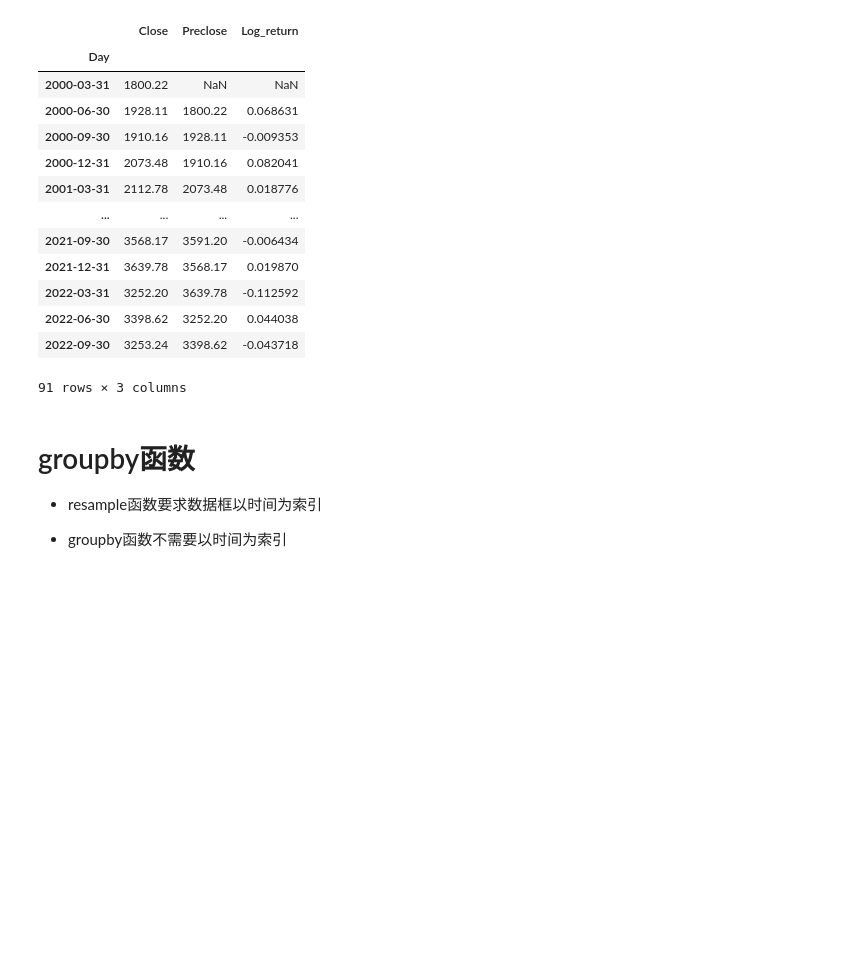
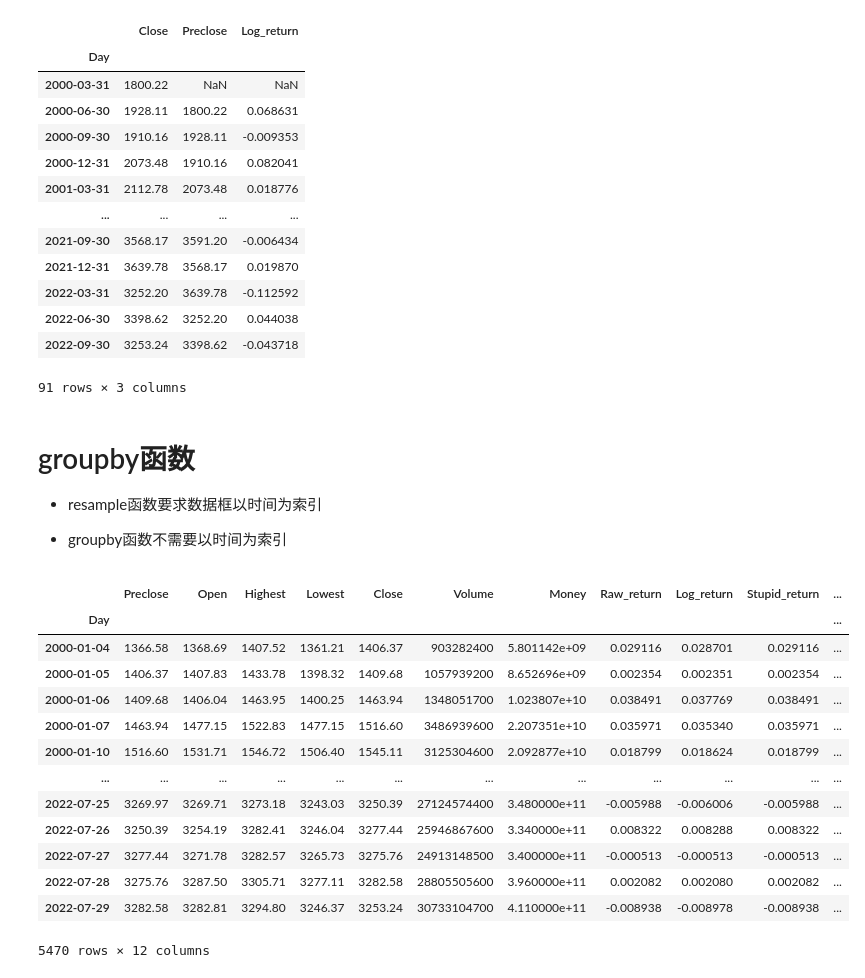
Before and after one commit to Mxc200209/Python, a Jupyter notebook: Python/Python/第二次课程.ipynb, the cells around one changed output. Cells and saved outputs as stored; diff of their text form; code cells hidden in the pictures; blank space fills up the shorter version.

```diff
--- a/Python/Python/第二次课程.ipynb
+++ b/Python/Python/第二次课程.ipynb
@@ -15,7 +15,7 @@ InteractiveShell.ast_node_interactivity = 'all'
 #pd.set_option('display.max_columns',None)
 #pd.set_option('display.max_rows',None)
 # %%
-data = pd.read_csv('C:/Users/hp/Desktop/Python/2/000001.csv')
+data = pd.read_csv('C:/Users/hp/Desktop/Python/Python-2/000001.csv')
 data['Day'] = pd.to_datetime(data['Day'], format = '%Y-%m-%d')
 data.set_index('Day', inplace = True)
 data.sort_values(by = ['Day'], axis=0, ascending=True) # 尝试axis=1 (尝试后无法运行)
@@ -230,3 +230,24 @@ Quarter_data2
 - resample函数要求数据框以时间为索引
 
 - groupby函数不需要以时间为索引
+# %%
+index2 = index
+index2['year'] = index2.index.year
+index2['month'] = index2.index.month
+index2
+# 使用的时间、日期格式提取 字符串提出的方式 前四个字符当作年份 6-7字符是月份 提取出来的是字符串 变成数值
+# %% [output]
+|  | Preclose | Open | Highest | Lowest | Close | Volume | Money | Raw_return | Log_return | Stupid_return | ... |
+| Day |  |  |  |  |  |  |  |  |  |  | ... |
+| 2000-01-04 | 1366.58 | 1368.69 | 1407.52 | 1361.21 | 1406.37 | 903282400 | 5.801142e+09 | 0.029116 | 0.028701 | 0.029116 | ... |
+| 2000-01-05 | 1406.37 | 1407.83 | 1433.78 | 1398.32 | 1409.68 | 1057939200 | 8.652696e+09 | 0.002354 | 0.002351 | 0.002354 | ... |
+| 2000-01-06 | 1409.68 | 1406.04 | 1463.95 | 1400.25 | 1463.94 | 1348051700 | 1.023807e+10 | 0.038491 | 0.037769 | 0.038491 | ... |
+| 2000-01-07 | 1463.94 | 1477.15 | 1522.83 | 1477.15 | 1516.60 | 3486939600 | 2.207351e+10 | 0.035971 | 0.035340 | 0.035971 | ... |
+| 2000-01-10 | 1516.60 | 1531.71 | 1546.72 | 1506.40 | 1545.11 | 3125304600 | 2.092877e+10 | 0.018799 | 0.018624 | 0.018799 | ... |
+| ... | ... | ... | ... | ... | ... | ... | ... | ... | ... | ... | ... |
+| 2022-07-25 | 3269.97 | 3269.71 | 3273.18 | 3243.03 | 3250.39 | 27124574400 | 3.480000e+11 | -0.005988 | -0.006006 | -0.005988 | ... |
+| 2022-07-26 | 3250.39 | 3254.19 | 3282.41 | 3246.04 | 3277.44 | 25946867600 | 3.340000e+11 | 0.008322 | 0.008288 | 0.008322 | ... |
+| 2022-07-27 | 3277.44 | 3271.78 | 3282.57 | 3265.73 | 3275.76 | 24913148500 | 3.400000e+11 | -0.000513 | -0.000513 | -0.000513 | ... |
+| 2022-07-28 | 3275.76 | 3287.50 | 3305.71 | 3277.11 | 3282.58 | 28805505600 | 3.960000e+11 | 0.002082 | 0.002080 | 0.002082 | ... |
+| 2022-07-29 | 3282.58 | 3282.81 | 3294.80 | 3246.37 | 3253.24 | 30733104700 | 4.110000e+11 | -0.008938 | -0.008978 | -0.008938 | ... |
+5470 rows × 12 columns
```
Also changed, not shown: parts of 2 cells of this notebook, 1 other file.
